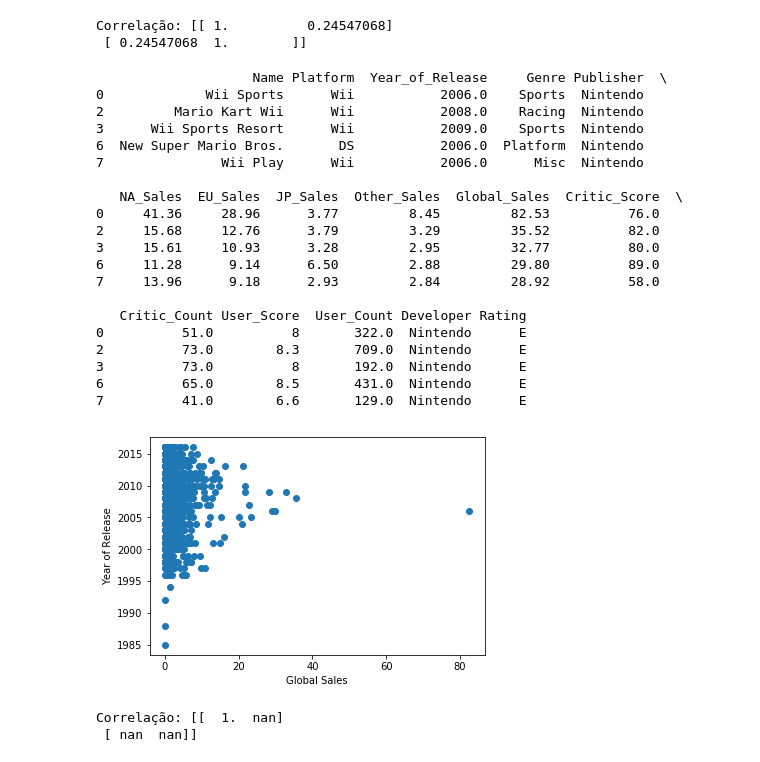
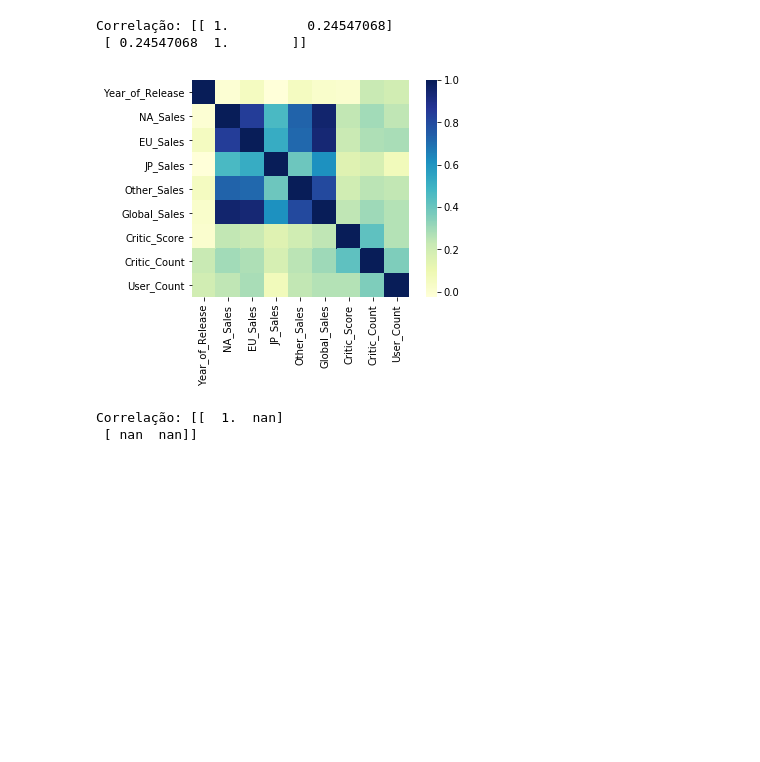
Before and after one commit to mmarimoura/Aula14, a Jupyter notebook: Video_Game.ipynb, the cells around one changed output. Cells and saved outputs as stored; diff of their text form; code cells hidden in the pictures; blank space fills up the shorter version.

Commit message:
Correlações e plotagem com Seaborn.heatmap

```diff
--- a/Video_Game.ipynb
+++ b/Video_Game.ipynb
@@ -82,38 +87,26 @@ print('Correlação: ' + str(corr))
 [figure]
 Correlação: [[ 1.          0.24547068]
  [ 0.24547068  1.        ]]
+# %%
+x = Games2.Global_Sales
+y = Games2.Year_of_Release
+
+sn.heatmap(Games2.corr(), square=True, cmap='YlGnBu')
+plt.show()
+corr = np.corrcoef(x, y)
+print('Correlação: ' + str(corr))
+# %% [output]
+[figure, added]
+Correlação: [[  1.  nan]
+ [ nan  nan]]
 # %%
 x = Games2.Global_Sales
-y = Games2.Year_of_Release
+y = Games2.Publisher
 
 plt.scatter(x, y)
 plt.xlabel('Global Sales')
-plt.ylabel('Year of Release')
+plt.ylabel('Publisher')
 plt.show()
 
 corr = np.corrcoef(x, y)
 print('Correlação: ' + str(corr))
-# %% [output]
-                    Name Platform  Year_of_Release     Genre Publisher  \
-0             Wii Sports      Wii           2006.0    Sports  Nintendo
-2         Mario Kart Wii      Wii           2008.0    Racing  Nintendo
-3      Wii Sports Resort      Wii           2009.0    Sports  Nintendo
-6  New Super Mario Bros.       DS           2006.0  Platform  Nintendo
-7               Wii Play      Wii           2006.0      Misc  Nintendo
-
-   NA_Sales  EU_Sales  JP_Sales  Other_Sales  Global_Sales  Critic_Score  \
-0     41.36     28.96      3.77         8.45         82.53          76.0
-2     15.68     12.76      3.79         3.29         35.52          82.0
-3     15.61     10.93      3.28         2.95         32.77          80.0
-6     11.28      9.14      6.50         2.88         29.80          89.0
-7     13.96      9.18      2.93         2.84         28.92          58.0
-
-   Critic_Count User_Score  User_Count Developer Rating
-0          51.0          8       322.0  Nintendo      E
-2          73.0        8.3       709.0  Nintendo      E
-3          73.0          8       192.0  Nintendo      E
-6          65.0        8.5       431.0  Nintendo      E
-7          41.0        6.6       129.0  Nintendo      E
-[figure, removed]
-Correlação: [[  1.  nan]
- [ nan  nan]]
```
Also changed, not shown: parts of 9 cells of this notebook.
